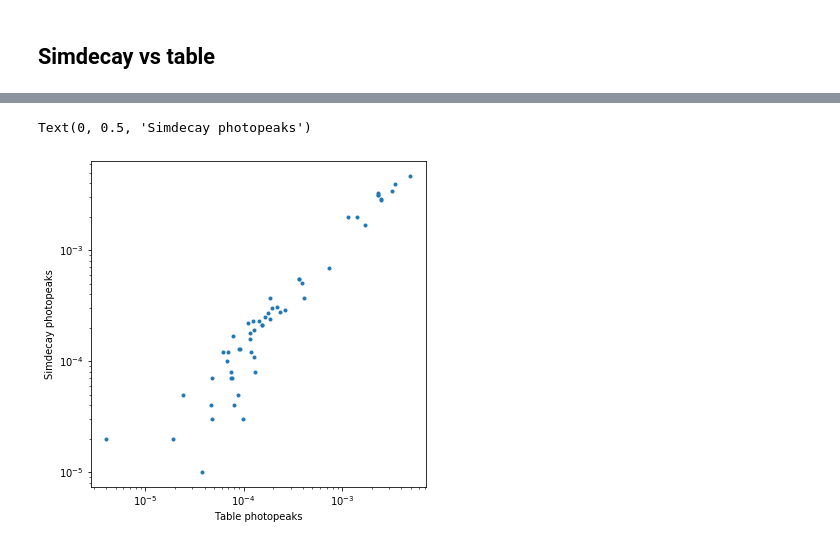
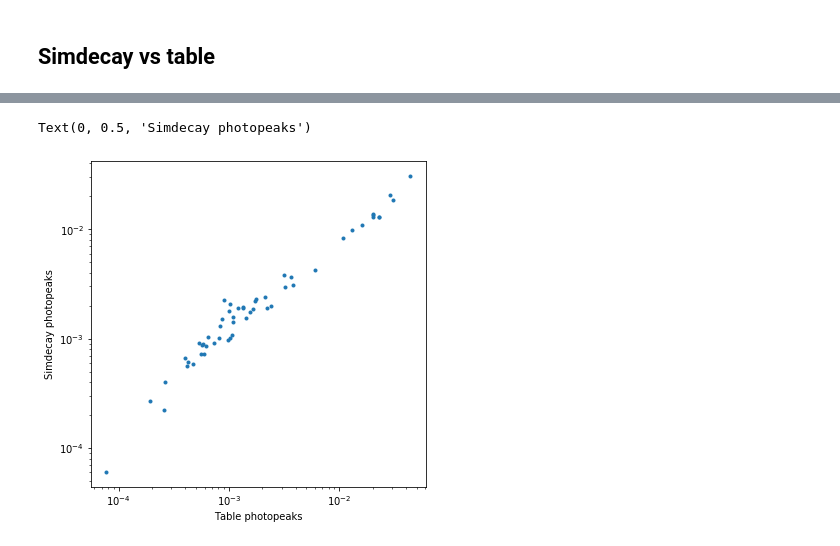
Before and after one commit to Balazzs/HPGECalorimeter, a Jupyter notebook: Analysis.ipynb, the cells around one changed output, grey strips where cells are left out. Saved outputs shown, nothing was run; the diff lists cells and outputs as text; code cells hidden in the pictures.

```diff
--- a/Analysis.ipynb
+++ b/Analysis.ipynb
@@ -901,13 +900,12 @@ plt.xlim(0, 2.9)
 ### EZ NINCS RENDES NORMÁLVA:
 # %%
 plt.figure(figsize=(6,6))
-plt.plot(count_hit_ratio_around_peaks(data_table_real_5["Energy"])[:, 1], count_hit_ratio_around_peaks(data_simdecay_real_5["Energy"])[:, 1], ".")
+plt.plot(count_hit_ratio_around_peaks(data_table_real_0["Energy"])[:, 1],
+         count_hit_ratio_around_peaks(data_simdecay_real_0["Energy"])[:, 1], ".")
 plt.xscale("log")
 plt.yscale("log")
 plt.xlabel("Table photopeaks")
 plt.ylabel("Simdecay photopeaks")
-#plt.xlim(0,0.001)
-#plt.ylim(0,0.001)
 # %% [output]
 Text(0, 0.5, 'Simdecay photopeaks')
-[figure, old version]
+[figure, new version]
```
Also changed, not shown: parts of 11 cells of this notebook.
